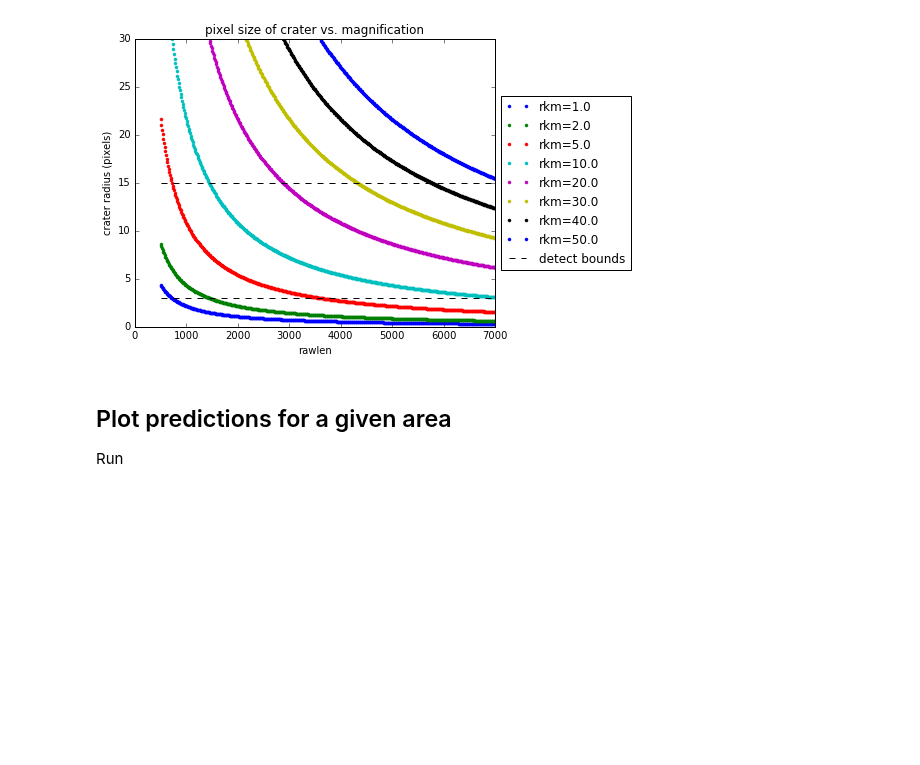
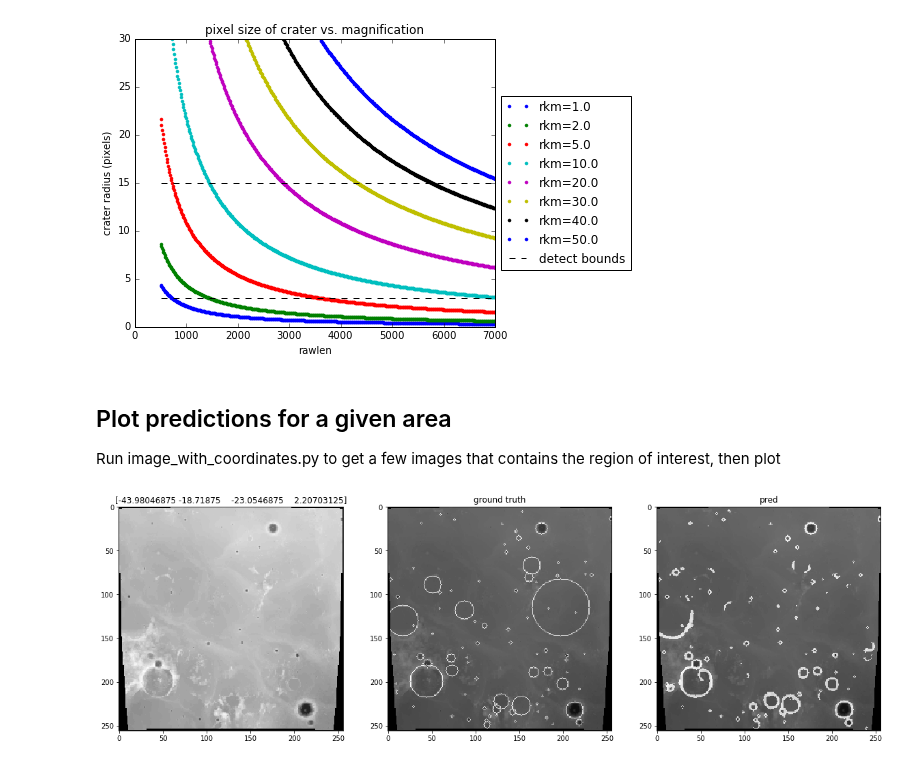
Before and after one commit to silburt/moon-craters, a Jupyter notebook: Image_Plotter.ipynb, the cells around one changed output. Saved outputs shown, nothing was run; the diff lists cells and outputs as text; code cells hidden in the pictures; blank space fills up the shorter version.

Commit message:
new coords

```diff
--- a/Image_Plotter.ipynb
+++ b/Image_Plotter.ipynb
@@ -154,4 +156,4 @@ plt.savefig('output_dir/images/pix_vs_rawlen.png')
 [figure]
 # %% [markdown]
 ## Plot predictions for a given area
-Run
+Run image_with_coordinates.py to get a few images that contains the region of interest, then plot
@@ -157,0 +163,35 @@ Run
+# %%
+os.system("sshfs silburt@login.scinet.utoronto.ca:/scratch/m/mhvk/czhu/moondata/final_data/ /Users/silburt/remotemount/")
+dirssh = '/Users/silburt/remotemount'
+os.system("sshfs silburt@login.scinet.utoronto.ca:/scratch/r/rein/silburt/moon-craters/datasets/HEAD/ /Users/silburt/remotemount2/")
+dirssh2 = '/Users/silburt/remotemount2'
+# %%
+dtype = 'dev'
+imgs = h5py.File('%s/%s_images.hdf5'%(dirssh,dtype), 'r')
+preds = h5py.File('%s/HEAD_%spreds_n30000_final.hdf5'%(dirssh2,dtype), 'r')[dtype]
+# %%
+def get_id(i, zeropad=5):
+    return 'img_{i:0{zp}d}'.format(i=i, zp=zeropad)
+# %%
+i=49    #49,
+f, (ax1, ax2, ax3) = plt.subplots(1,3, figsize=[20, 8])
+
+img = imgs['input_images'][i]/255.
+minn, maxx = np.min(img[img>0]), np.max(img[img>0])
+img[img>0] = 0.1 + (img[img>0] - minn)*(0.9)/(maxx - minn) #linear re-scaling
+
+pred = preds[i].copy()
+pred[pred < 0.1] = 0
+pred[pred >= 0.1] = 1
+
+ax1.imshow(img,origin='upper',cmap="Greys_r")
+ax2.imshow(img,origin='upper',cmap="Greys_r")
+ax2.imshow(imgs['target_masks'][i],origin='upper', cmap="Greys_r",alpha=0.5)
+ax3.imshow(img,origin='upper',cmap="Greys_r")
+ax3.imshow(pred,origin='upper', cmap="Greys_r",alpha=0.5)
+ax2.set_title('ground truth')
+ax3.set_title('pred')
+ax1.set_title(imgs['longlat_bounds'][get_id(i)][...])
+plt.savefig('output_dir/images/large_circ_errs/img%d.png'%i)
+# %% [output]
+[figure, added]
```
Also changed, not shown: parts of 2 cells of this notebook, 1 other file.
